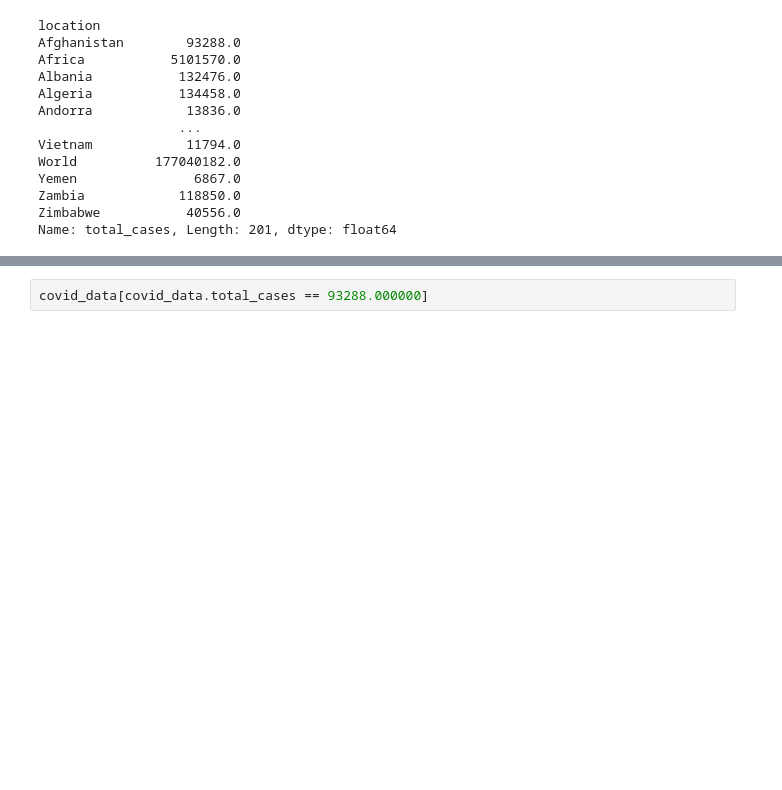
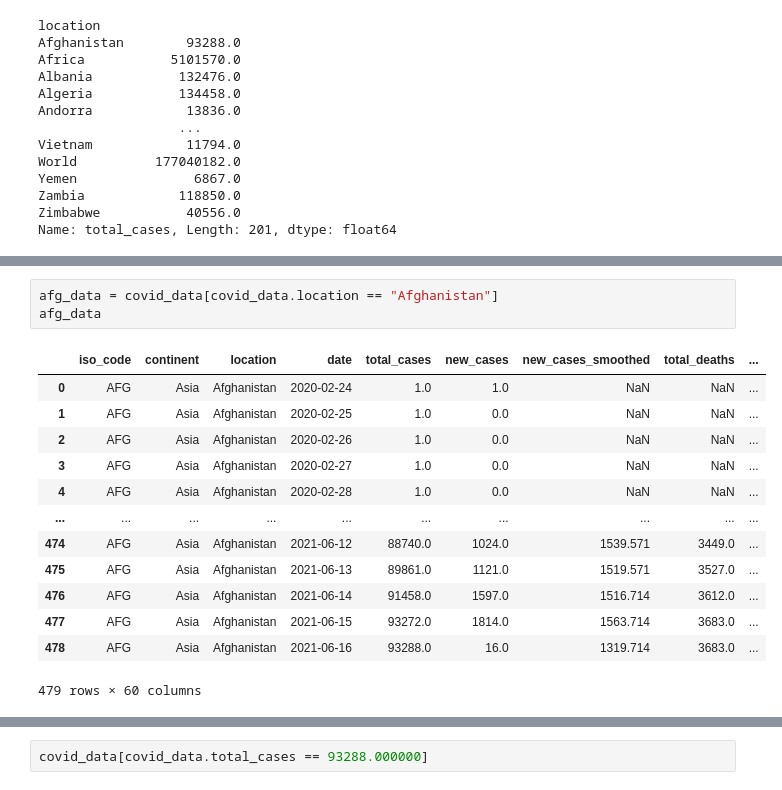
Before and after one commit to nithiyasuresh/Project-1-Covid-PolicyChangesAnalysis, a Jupyter notebook: project1.ipynb, the cells around one changed output, grey strips where cells are left out. Drawn from its saved outputs; the diff is of its cells as text; blank space fills up the shorter version.

```diff
--- a/project1.ipynb
+++ b/project1.ipynb
@@ -119,3 +139,20 @@ covid_data[covid_data.location == "Afghanistan"].describe()
 | 75% | 55529.000000 | 214.500000 | 208.321000 | 2435.250000 | 11.000000 | 9.964250 | ... |
 | max | 93288.000000 | 1842.000000 | 1584.000000 | 3683.000000 | 85.000000 | 61.714000 | ... |
 8 rows × 55 columns
+# %%
+afg_data = covid_data[covid_data.location == "Afghanistan"]
+afg_data
+# %% [output]
+|  | iso_code | continent | location | date | total_cases | new_cases | new_cases_smoothed | total_deaths | ... |
+| 0 | AFG | Asia | Afghanistan | 2020-02-24 | 1.0 | 1.0 | NaN | NaN | ... |
+| 1 | AFG | Asia | Afghanistan | 2020-02-25 | 1.0 | 0.0 | NaN | NaN | ... |
+| 2 | AFG | Asia | Afghanistan | 2020-02-26 | 1.0 | 0.0 | NaN | NaN | ... |
+| 3 | AFG | Asia | Afghanistan | 2020-02-27 | 1.0 | 0.0 | NaN | NaN | ... |
+| 4 | AFG | Asia | Afghanistan | 2020-02-28 | 1.0 | 0.0 | NaN | NaN | ... |
+| ... | ... | ... | ... | ... | ... | ... | ... | ... | ... |
+| 474 | AFG | Asia | Afghanistan | 2021-06-12 | 88740.0 | 1024.0 | 1539.571 | 3449.0 | ... |
+| 475 | AFG | Asia | Afghanistan | 2021-06-13 | 89861.0 | 1121.0 | 1519.571 | 3527.0 | ... |
+| 476 | AFG | Asia | Afghanistan | 2021-06-14 | 91458.0 | 1597.0 | 1516.714 | 3612.0 | ... |
+| 477 | AFG | Asia | Afghanistan | 2021-06-15 | 93272.0 | 1814.0 | 1563.714 | 3683.0 | ... |
+| 478 | AFG | Asia | Afghanistan | 2021-06-16 | 93288.0 | 16.0 | 1319.714 | 3683.0 | ... |
+479 rows × 60 columns
```
Also changed, not shown: parts of 10 cells of this notebook.
